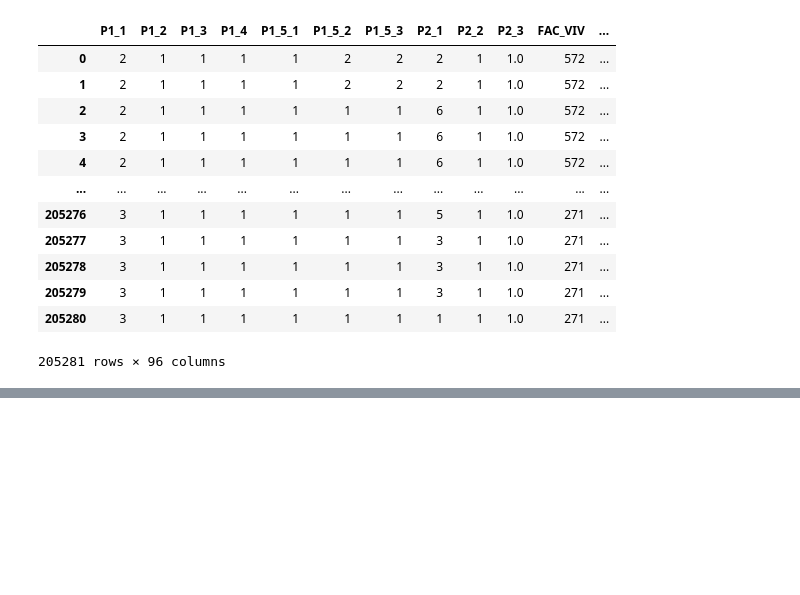
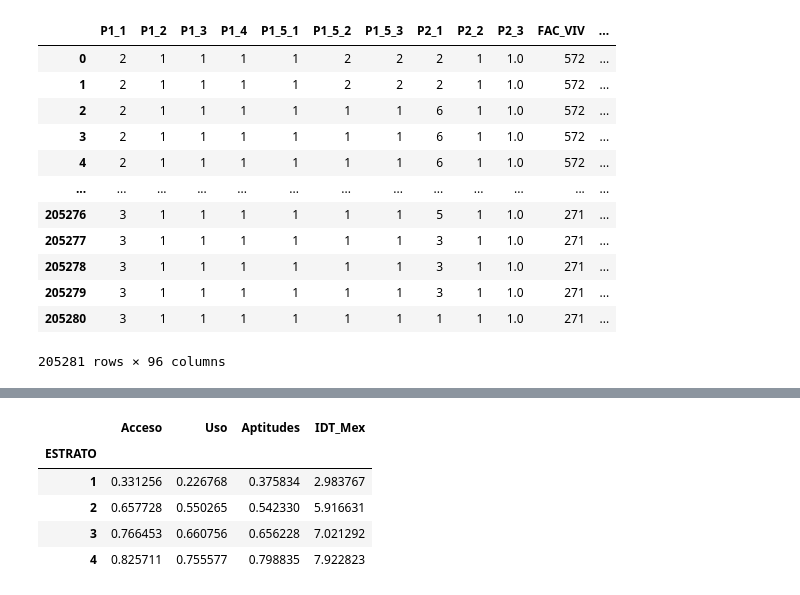
Before and after one commit to tipicanerd/DivisionDigitalMX, a Jupyter notebook: IDTMexGrupos.ipynb, the cells around one changed output, grey strips where cells are left out. Cells and saved outputs as stored; diff of their text form; code cells hidden in the pictures; blank space fills up the shorter version.

```diff
--- a/IDTMexGrupos.ipynb
+++ b/IDTMexGrupos.ipynb
@@ -163,0 +165,9 @@ resumen_df
+# %%
+resumen_df.groupby("ESTRATO").agg("mean")
+# %% [output]
+|  | Acceso | Uso | Aptitudes | IDT_Mex |
+| ESTRATO |  |  |  |  |
+| 1 | 0.331256 | 0.226768 | 0.375834 | 2.983767 |
+| 2 | 0.657728 | 0.550265 | 0.542330 | 5.916631 |
+| 3 | 0.766453 | 0.660756 | 0.656228 | 7.021292 |
+| 4 | 0.825711 | 0.755577 | 0.798835 | 7.922823 |
```
Also changed, not shown: parts of 7 cells of this notebook, 8 other files.
